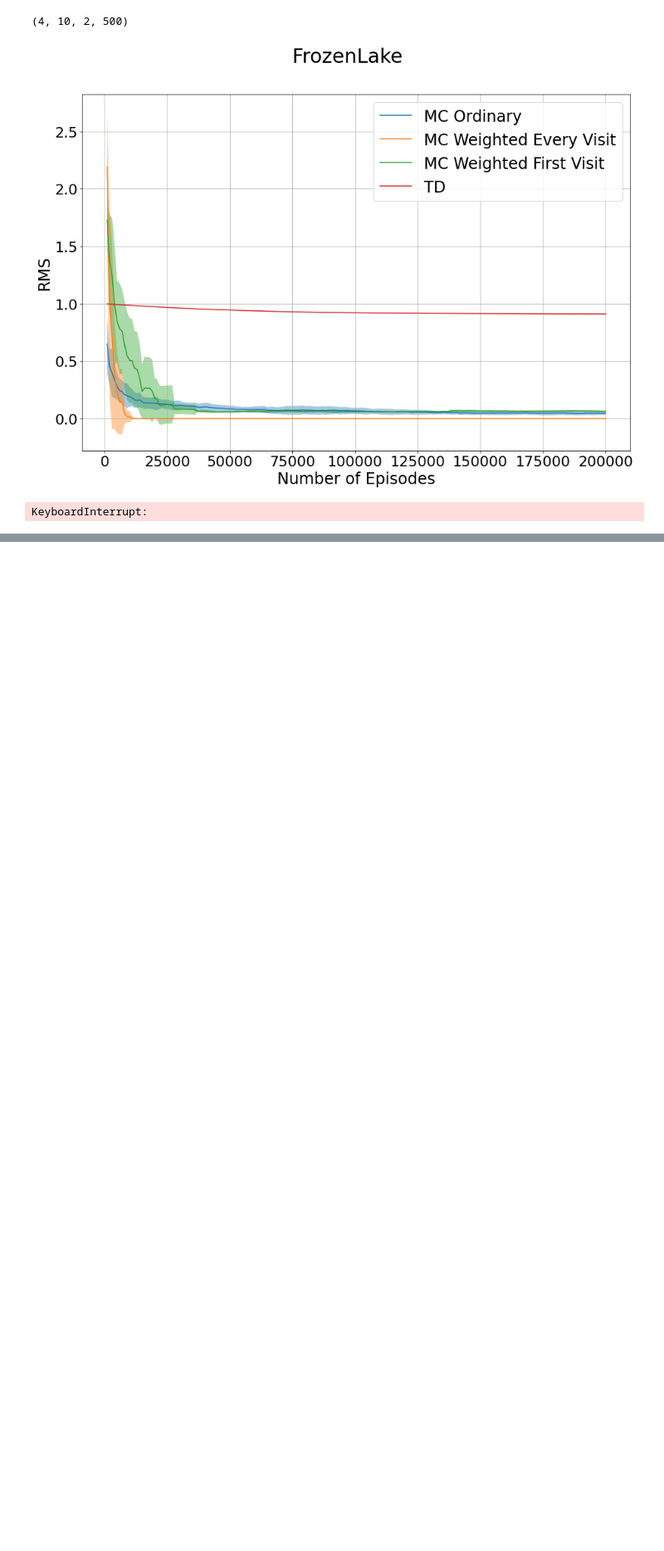
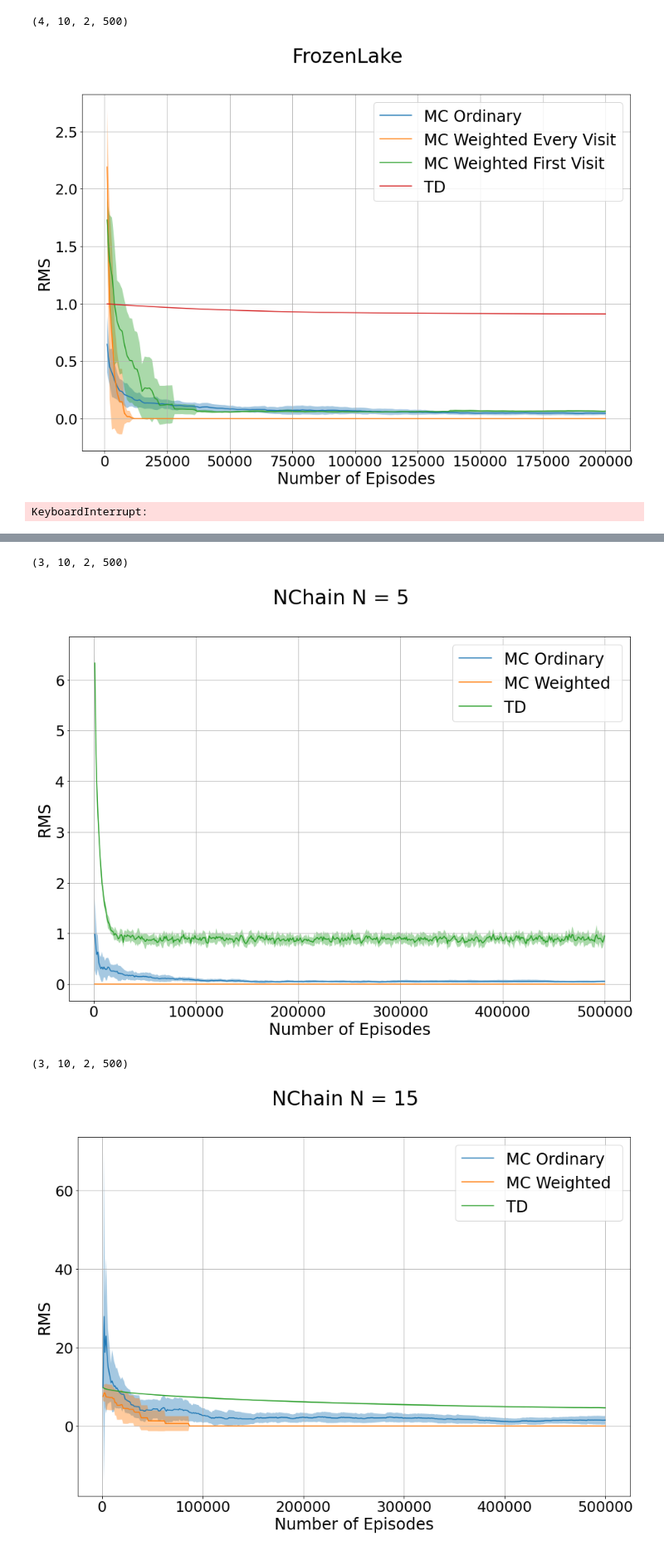
Before and after one commit to gersonfoks/rl2020-project, a Jupyter notebook: Plots.ipynb, the cells around one changed output, grey strips where cells are left out. Shown at 83% size. Drawn from its saved outputs; the diff is of its cells as text; code cells hidden in the pictures; blank space fills up the shorter version.

```diff
--- a/Plots.ipynb
+++ b/Plots.ipynb
@@ -93,0 +95,12 @@ make_plots(names,labels,title, get_baseline("./nchain/mc_nchain_"))
+# %%
+for i in [5,15,20]:
+    names = ["./nchain/mc_ordinary_nchain_%i_"%i, "./nchain/mc_weighted_nchain_%i_"%i,  "./nchain/td_nchain_%i_"%i]
+    labels = ["MC Ordinary", "MC Weighted ", "TD"]
+    title = "NChain N = %i"%i
+
+    make_plots(names,labels,title, get_baseline("./nchain/mc_nchain_%i_"%i),500)
+# %% [output]
+(3, 10, 2, 500)
+[figure, added]
+(3, 10, 2, 500)
+[figure, added]
```
Also changed, not shown: parts of 4 cells of this notebook, 7 other files.
